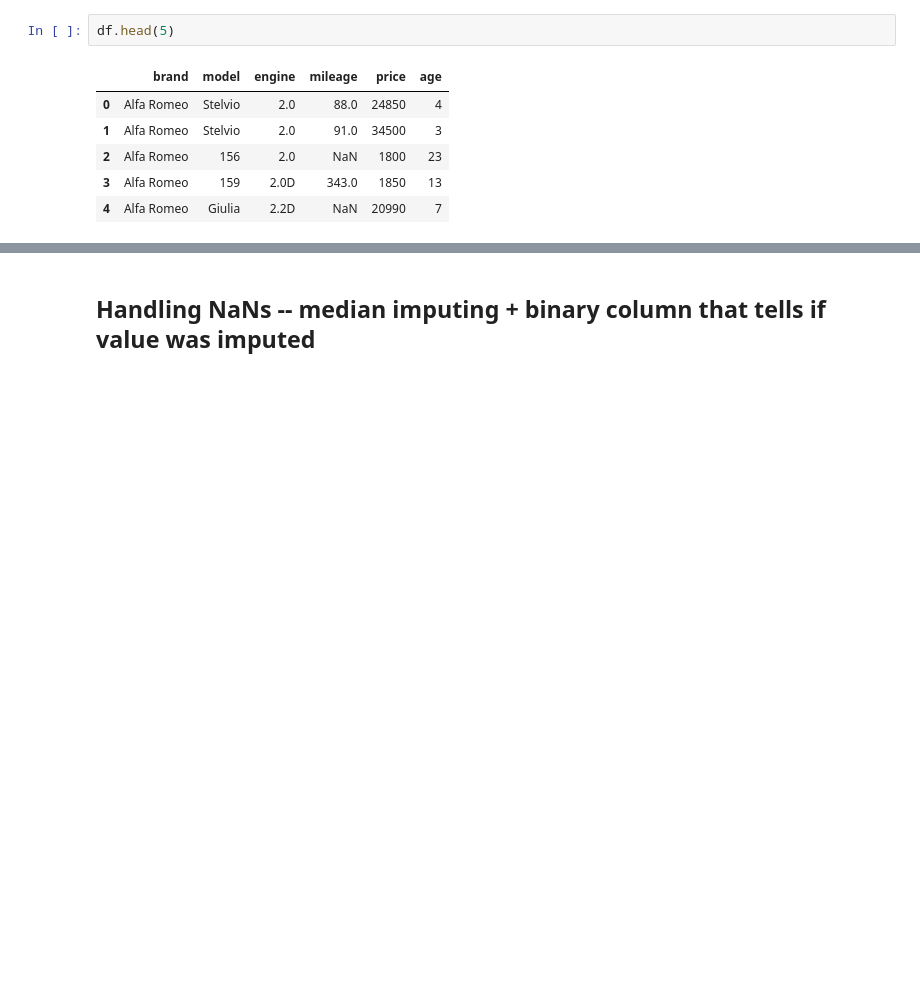
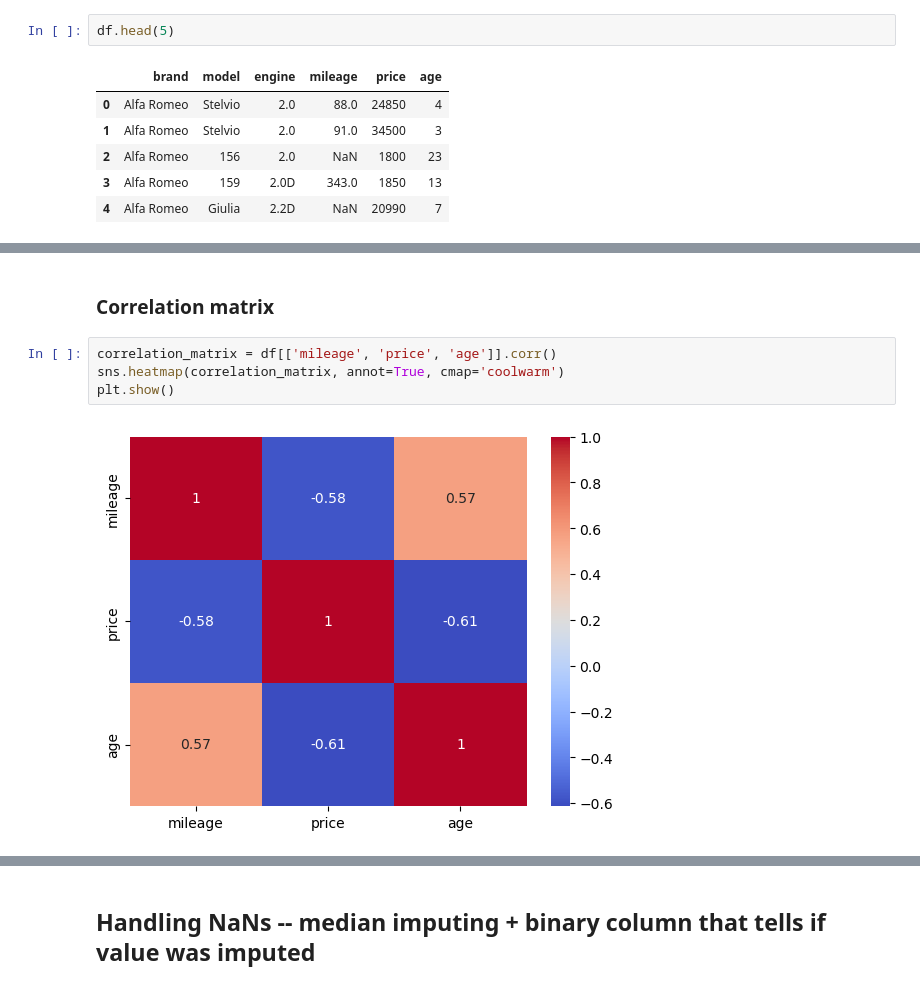
Before and after one commit to IvoDz/car-price-estimator, a Jupyter notebook: app/notebooks/preprocess.ipynb, the cells around one changed output, grey strips where cells are left out. Cells and saved outputs as stored; diff of their text form; blank space fills up the shorter version.

```diff
--- a/app/notebooks/preprocess.ipynb
+++ b/app/notebooks/preprocess.ipynb
@@ -55,0 +72,8 @@ df.head(5)
+# %% [markdown]
+### Correlation matrix
+# %%
+correlation_matrix = df[['mileage', 'price', 'age']].corr()
+sns.heatmap(correlation_matrix, annot=True, cmap='coolwarm')
+plt.show()
+# %% [output]
+[figure, added]
```
Also changed, not shown: parts of 9 cells of this notebook, 7 other files.
